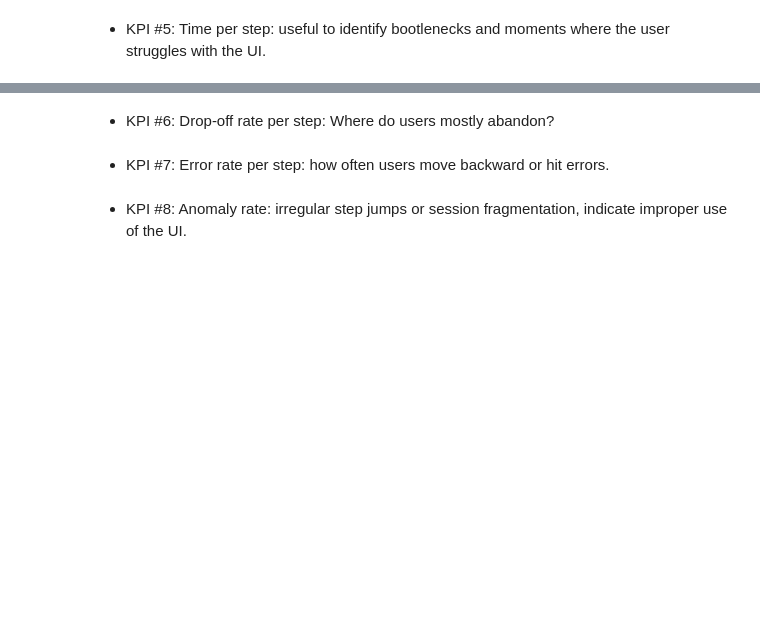
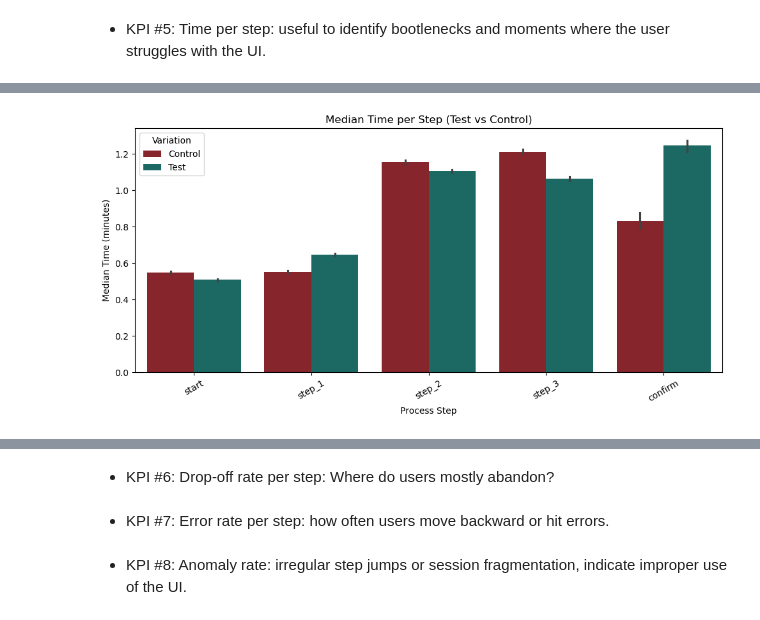
Before and after one commit to ChVlachakis/house-greyjoy, a Jupyter notebook: notebooks/experiment_analysis.ipynb, the cells around one changed output, grey strips where cells are left out. Saved outputs shown, nothing was run; the diff lists cells and outputs as text; code cells hidden in the pictures; blank space fills up the shorter version.

```diff
--- a/notebooks/experiment_analysis.ipynb
+++ b/notebooks/experiment_analysis.ipynb
@@ -325,0 +477,23 @@ p-value = 0.00e+00
+# %%
+import seaborn as sns
+import matplotlib.pyplot as plt
+import numpy as np
+
+plt.figure(figsize=(10, 5))
+sns.barplot(
+    data=time_per_step_no_outliers,
+    x="process_step",
+    y=time_per_step_no_outliers["duration_seconds"] / 60,
+    hue="Variation",
+    hue_order=["Control", "Test"],   # key line
+    palette=[VANGUARD_PALETTE["red"], VANGUARD_PALETTE["teal"]]
+)
+
+plt.title("Median Time per Step (Test vs Control)")
+plt.xlabel("Process Step")
+plt.ylabel("Median Time (minutes)")
+plt.xticks(rotation=30)
+plt.tight_layout()
+plt.show()
+# %% [output]
+[figure, added]
```
Also changed, not shown: parts of 17 cells of this notebook, 5 other files.
